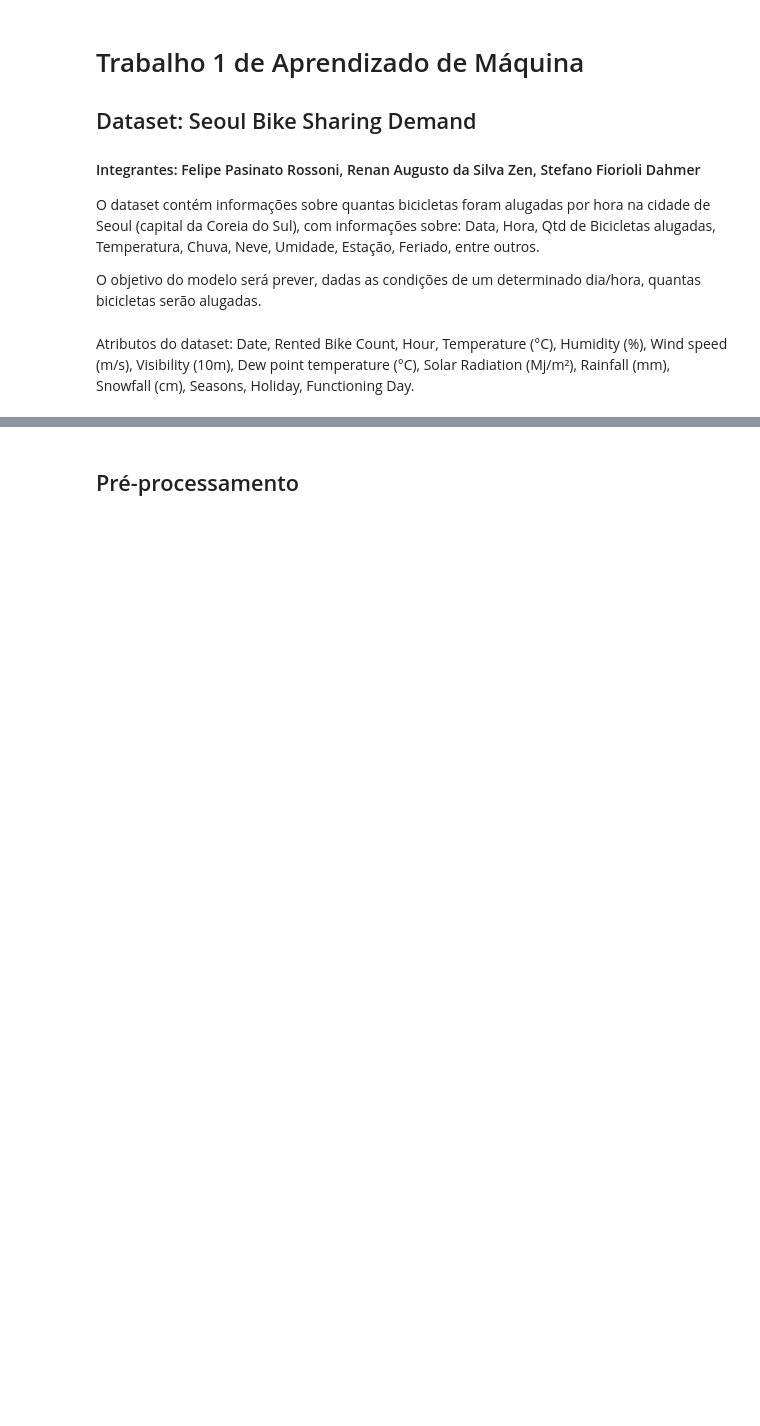
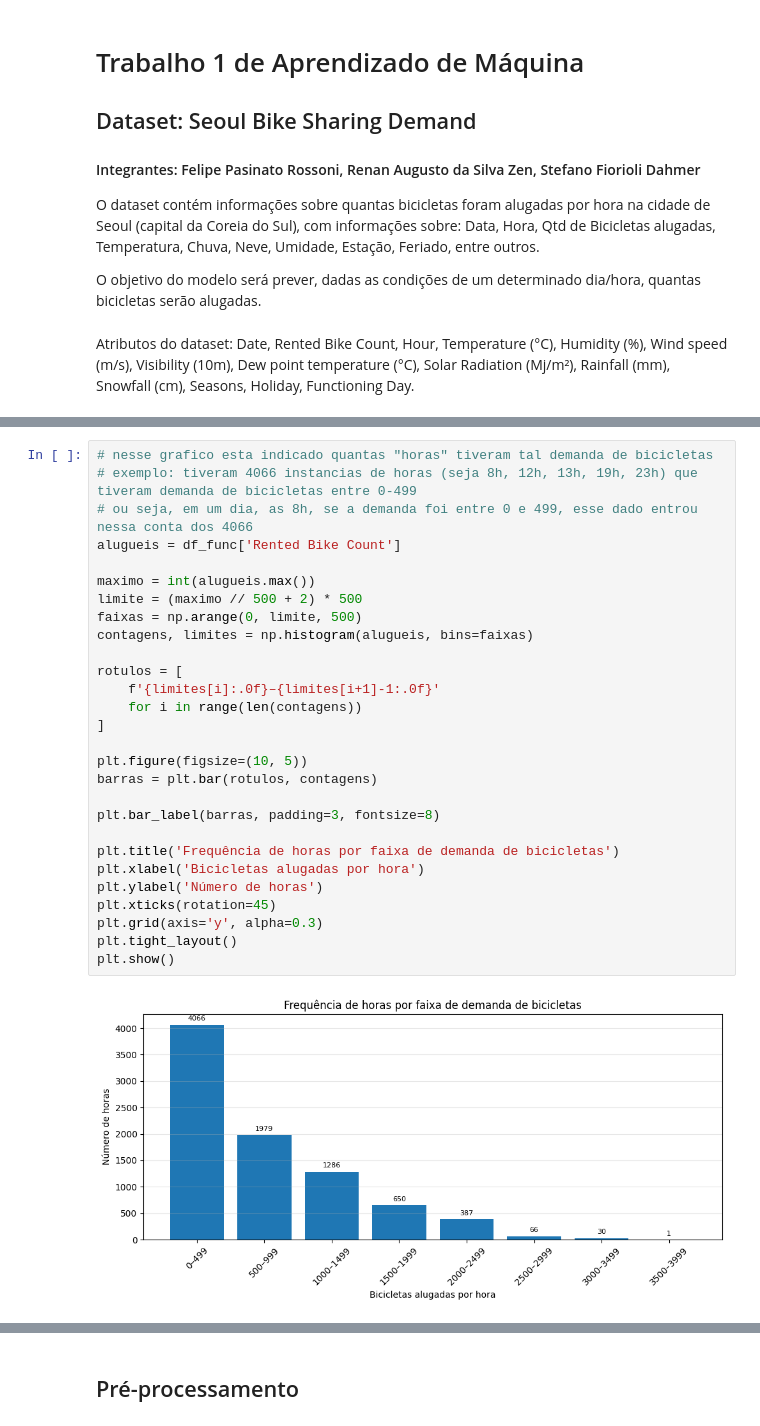
Before and after one commit to fprossoni/MachineLearning_SeoulBikeSharing, a Jupyter notebook: T1_Aprendizado_Bike_Sharing.ipynb, the cells around one changed output, grey strips where cells are left out. Drawn from its saved outputs; the diff is of its cells as text; blank space fills up the shorter version.

```diff
--- a/T1_Aprendizado_Bike_Sharing.ipynb
+++ b/T1_Aprendizado_Bike_Sharing.ipynb
@@ -45,0 +128,30 @@ None
+# %%
+# nesse grafico esta indicado quantas "horas" tiveram tal demanda de bicicletas
+# exemplo: tiveram 4066 instancias de horas (seja 8h, 12h, 13h, 19h, 23h) que tiveram demanda de bicicletas entre 0-499
+# ou seja, em um dia, as 8h, se a demanda foi entre 0 e 499, esse dado entrou nessa conta dos 4066
+alugueis = df_func['Rented Bike Count']
+
+maximo = int(alugueis.max())
+limite = (maximo // 500 + 2) * 500
+faixas = np.arange(0, limite, 500)
+contagens, limites = np.histogram(alugueis, bins=faixas)
+
+rotulos = [
+    f'{limites[i]:.0f}–{limites[i+1]-1:.0f}'
+    for i in range(len(contagens))
+]
+
+plt.figure(figsize=(10, 5))
+barras = plt.bar(rotulos, contagens)
+
+plt.bar_label(barras, padding=3, fontsize=8)
+
+plt.title('Frequência de horas por faixa de demanda de bicicletas')
+plt.xlabel('Bicicletas alugadas por hora')
+plt.ylabel('Número de horas')
+plt.xticks(rotation=45)
+plt.grid(axis='y', alpha=0.3)
+plt.tight_layout()
+plt.show()
+# %% [output]
+[figure, added]
```
Also changed, not shown: parts of 15 cells of this notebook.
